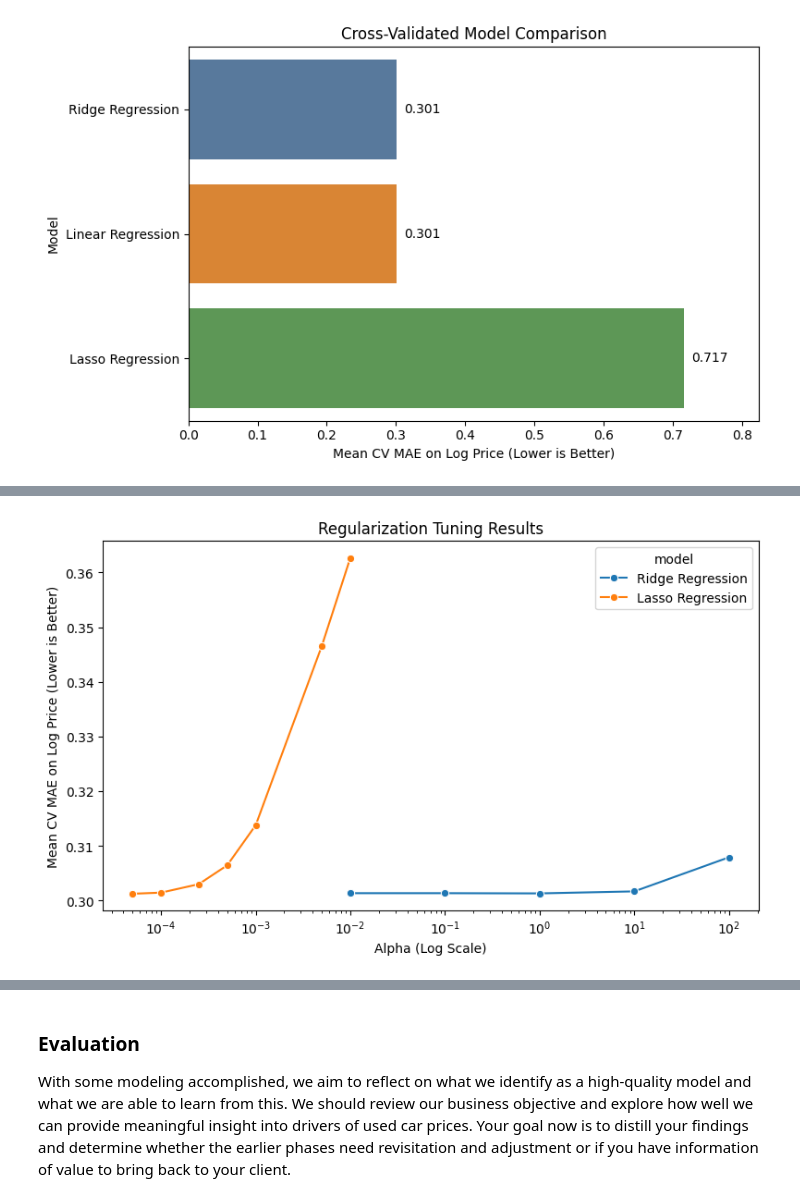
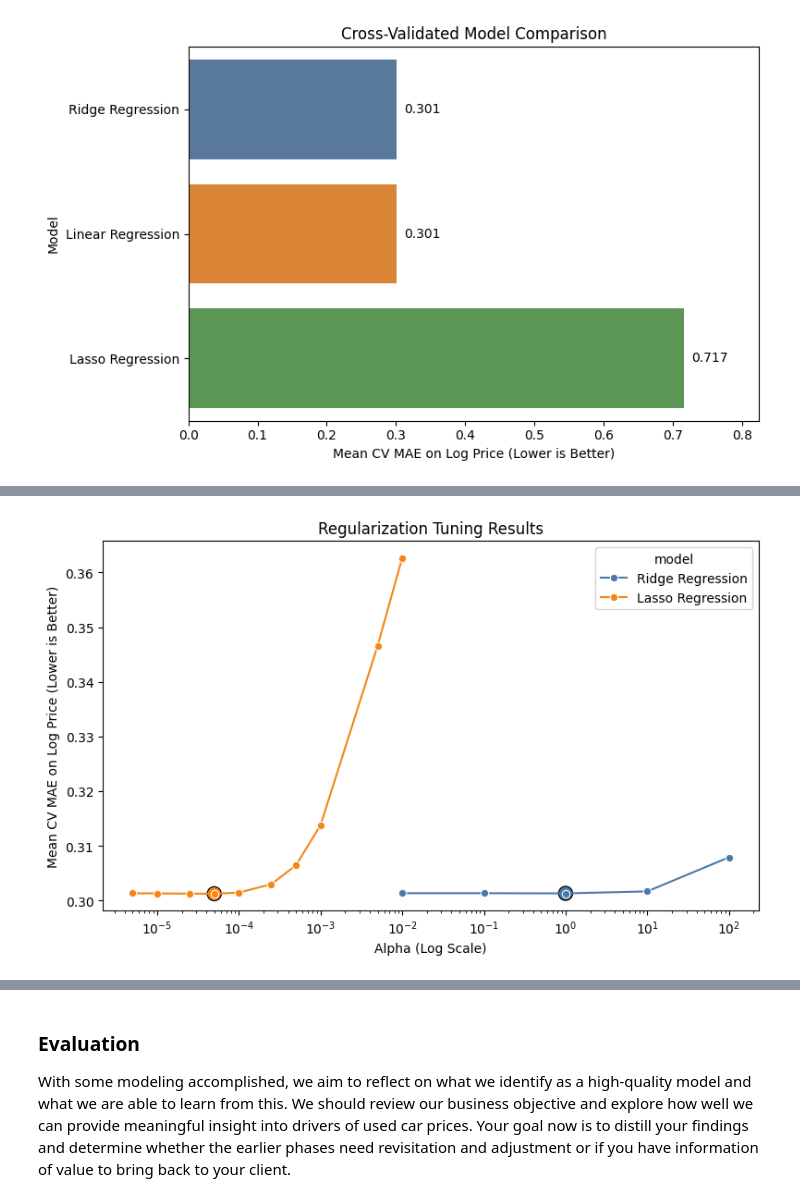
Before and after one commit to leosj168/practical-application-2-used-car-prices, a Jupyter notebook: prompt_2_II.ipynb, the cells around one changed output, grey strips where cells are left out. Cells and saved outputs as stored; diff of their text form; code cells hidden in the pictures.

```diff
--- a/prompt_2_II.ipynb
+++ b/prompt_2_II.ipynb
@@ -601,30 +632,44 @@ The expanded grid changes the model-selection result slightly: Lasso performs be
 # %%
-# Visualize whether tuning the regularization strength improves performance.
+# Plot every alpha tested so the tuning decision can be checked visually.
 ridge_tuning = pd.DataFrame(ridge_search.cv_results_)
 ridge_tuning["model"] = "Ridge Regression"
 ridge_tuning["alpha"] = ridge_tuning["param_model__alpha"].astype(float)
 ridge_tuning["mean_cv_mae_log_price"] = -ridge_tuning["mean_test_score"]
 
 lasso_tuning = pd.DataFrame(lasso_search.cv_results_)
 lasso_tuning["model"] = "Lasso Regression"
 lasso_tuning["alpha"] = lasso_tuning["param_model__alpha"].astype(float)
 lasso_tuning["mean_cv_mae_log_price"] = -lasso_tuning["mean_test_score"]
 
 tuning_results = pd.concat([ridge_tuning, lasso_tuning], ignore_index=True)
+best_tuning_points = tuning_results.loc[
+    tuning_results.groupby("model")["mean_cv_mae_log_price"].idxmin()
+]
 
 plt.figure(figsize=(8, 5))
 sns.lineplot(
     data=tuning_results,
     x="alpha",
     y="mean_cv_mae_log_price",
     hue="model",
     marker="o",
+    palette={"Ridge Regression": "#4C78A8", "Lasso Regression": "#F58518"},
+)
+sns.scatterplot(
+    data=best_tuning_points,
+    x="alpha",
+    y="mean_cv_mae_log_price",
+    hue="model",
+    palette={"Ridge Regression": "#4C78A8", "Lasso Regression": "#F58518"},
+    s=120,
+    edgecolor="black",
+    legend=False,
 )
 plt.xscale("log")
 plt.title("Regularization Tuning Results")
 plt.xlabel("Alpha (Log Scale)")
 plt.ylabel("Mean CV MAE on Log Price (Lower is Better)")
 plt.tight_layout()
 plt.show()
 # %% [output]
-[figure, old version]
+[figure, new version]
```
Also changed, not shown: parts of 43 cells of this notebook, 2 other files.
